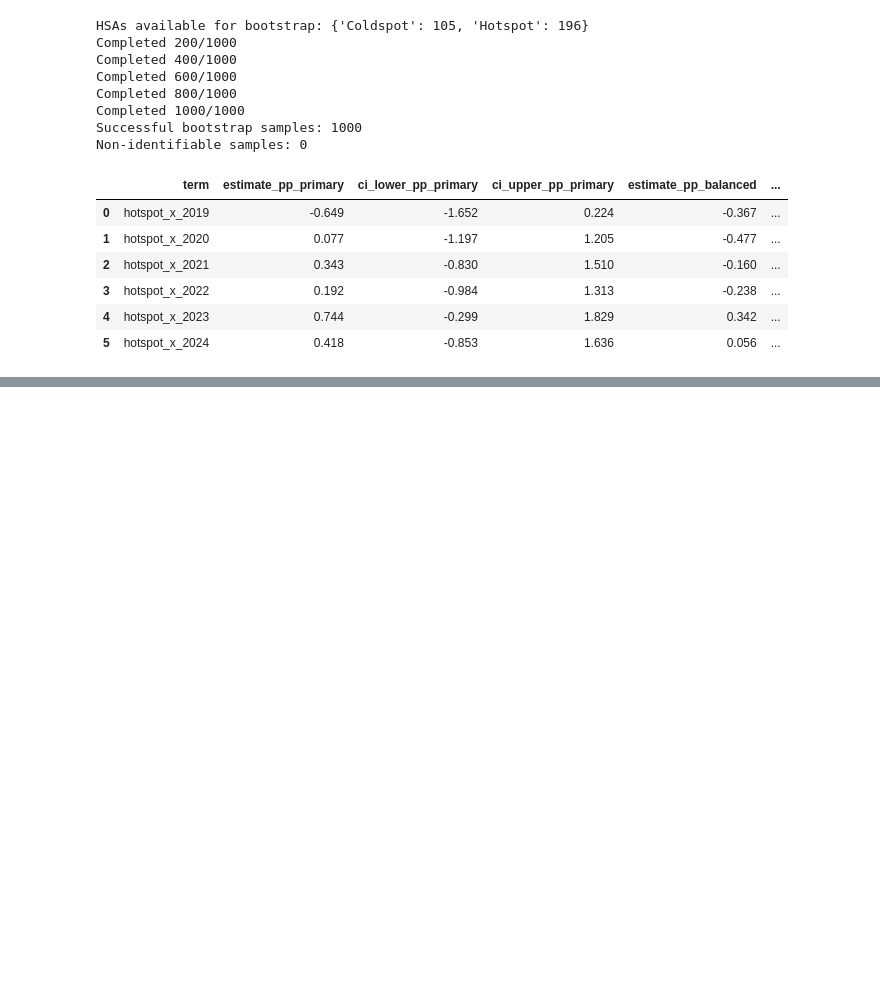
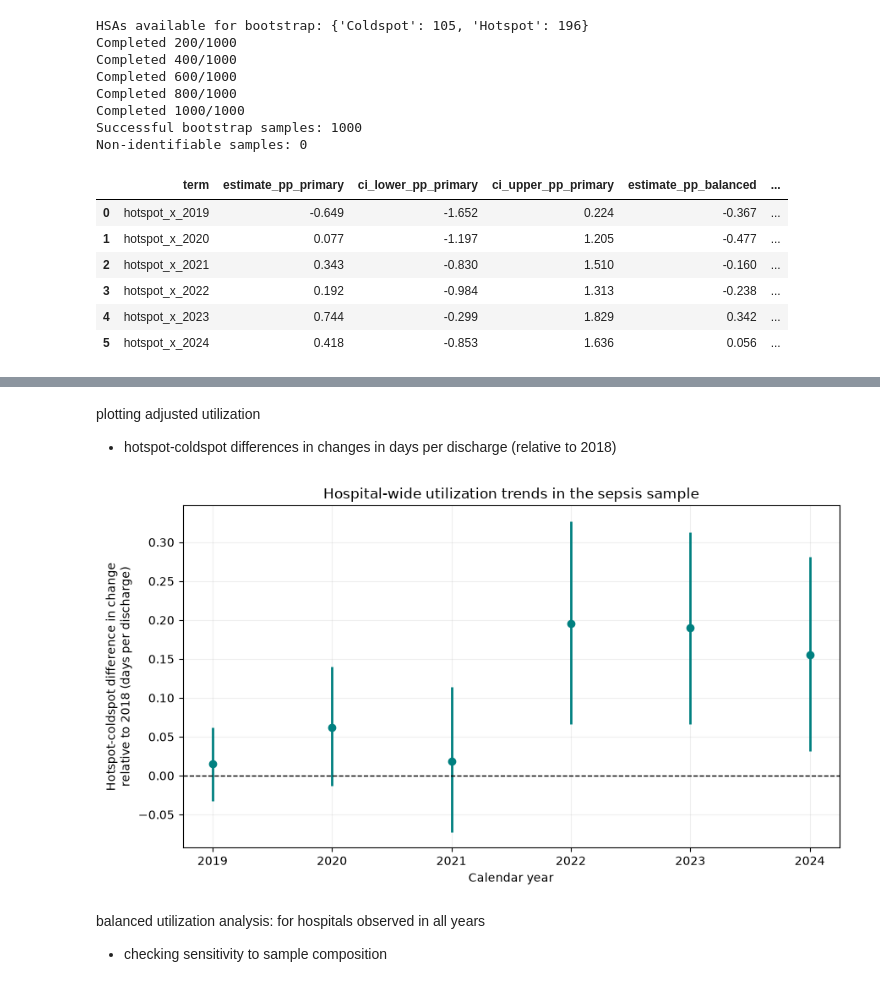
Before and after one commit to ellabellae/AIAdoptionHospitals, a Jupyter notebook: sepsis_2018-24.ipynb, the cells around one changed output, grey strips where cells are left out. Drawn from its saved outputs; the diff is of its cells as text; code cells hidden in the pictures; blank space fills up the shorter version.

```diff
--- a/sepsis_2018-24.ipynb
+++ b/sepsis_2018-24.ipynb
@@ -756,0 +1687,45 @@ Descriptive annual means may reflect changing hospital composition. The fixed-ef
+# %% [markdown]
+plotting adjusted utilization
+- hotspot-coldspot differences in changes in days per discharge (relative to 2018)
+# %%
+plot_data = los_interactions.sort_values("year")
+
+fig, ax = plt.subplots(figsize=(9, 5))
+
+ax.vlines(
+    plot_data["year"],
+    plot_data["ci_lower"],
+    plot_data["ci_upper"],
+    color="teal",
+    linewidth=2
+)
+
+ax.scatter(
+    plot_data["year"],
+    plot_data["estimate"],
+    color="teal",
+    zorder=3
+)
+ax.axhline(0, color="black", linestyle="--", linewidth=1)
+
+ax.set(
+    xlabel="Calendar year",
+    ylabel="Hotspot-coldspot difference in change\n"
+           "relative to 2018 (days per discharge)",
+    title="Hospital-wide utilization trends in the sepsis sample"
+)
+ax.set_xticks(
+    [year for year in YEARS if year != REFERENCE_YEAR]
+)
+ax.grid(alpha=0.2)
+
+fig.tight_layout()
+fig.savefig(OUTPUT_DIR / "adjusted_hospital_days_trends.png", dpi=300, bbox_inches="tight")
+plt.show()
+
+#los_results.to_csv(OUTPUT_DIR / "hospital_days_fixed_effects.csv", index=False)
+# %% [output]
+[figure, added]
+# %% [markdown]
+balanced utilization analysis: for hospitals observed in all years
+- checking sensitivity to sample composition
```
Also changed, not shown: parts of 61 cells of this notebook, 6 other files.
